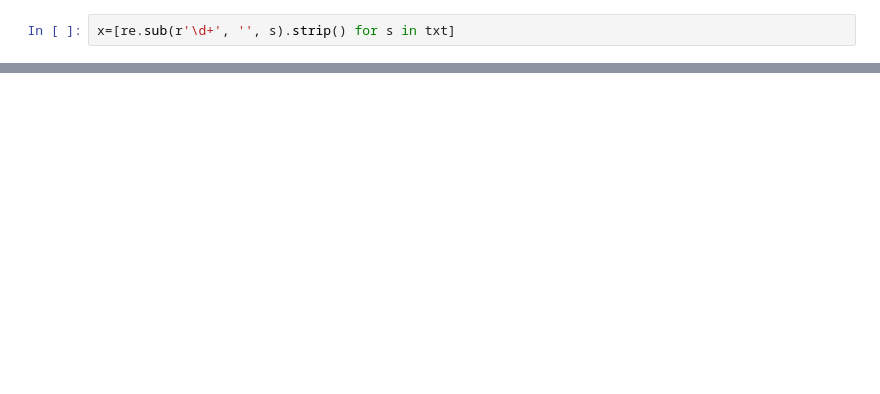
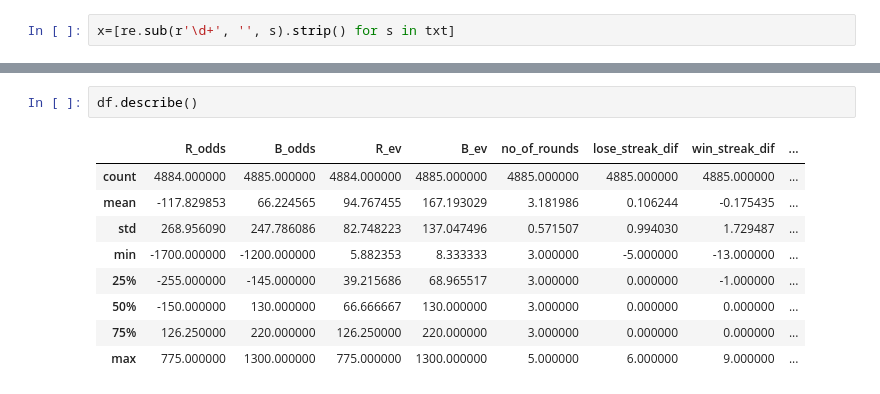
Before and after one commit to LazarAdamovic/UFC-fight-predictor, a Jupyter notebook: Attempt_2/preprocessing.ipynb, the cells around one changed output, grey strips where cells are left out. Drawn from its saved outputs; the diff is of its cells as text; blank space fills up the shorter version.

```diff
--- a/Attempt_2/preprocessing.ipynb
+++ b/Attempt_2/preprocessing.ipynb
@@ -170,0 +255,12 @@ x
+# %%
+df.describe()
+# %% [output]
+|  | R_odds | B_odds | R_ev | B_ev | no_of_rounds | lose_streak_dif | win_streak_dif | ... |
+| count | 4884.000000 | 4885.000000 | 4884.000000 | 4885.000000 | 4885.000000 | 4885.000000 | 4885.000000 | ... |
+| mean | -117.829853 | 66.224565 | 94.767455 | 167.193029 | 3.181986 | 0.106244 | -0.175435 | ... |
+| std | 268.956090 | 247.786086 | 82.748223 | 137.047496 | 0.571507 | 0.994030 | 1.729487 | ... |
+| min | -1700.000000 | -1200.000000 | 5.882353 | 8.333333 | 3.000000 | -5.000000 | -13.000000 | ... |
+| 25% | -255.000000 | -145.000000 | 39.215686 | 68.965517 | 3.000000 | 0.000000 | -1.000000 | ... |
+| 50% | -150.000000 | 130.000000 | 66.666667 | 130.000000 | 3.000000 | 0.000000 | 0.000000 | ... |
+| 75% | 126.250000 | 220.000000 | 126.250000 | 220.000000 | 3.000000 | 0.000000 | 0.000000 | ... |
+| max | 775.000000 | 1300.000000 | 775.000000 | 1300.000000 | 5.000000 | 6.000000 | 9.000000 | ... |
```
Also changed, not shown: parts of 23 cells of this notebook, 1 other file.
